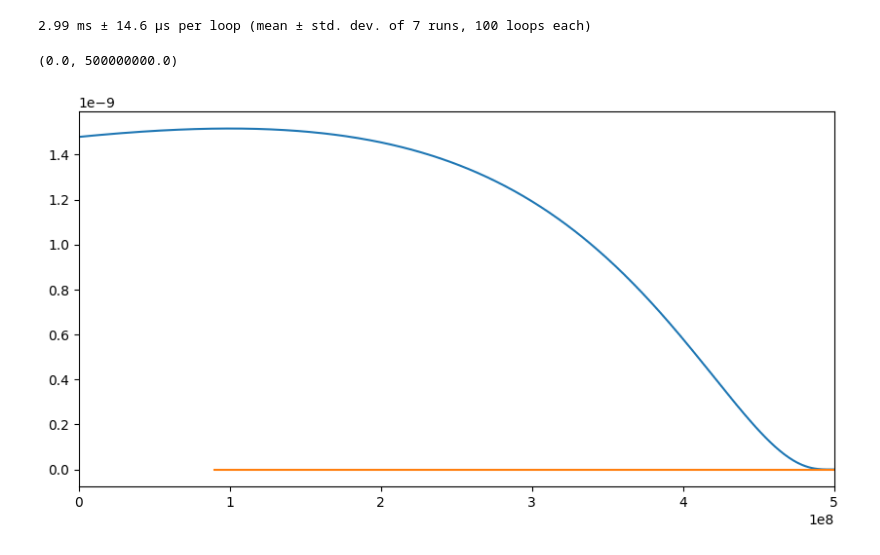
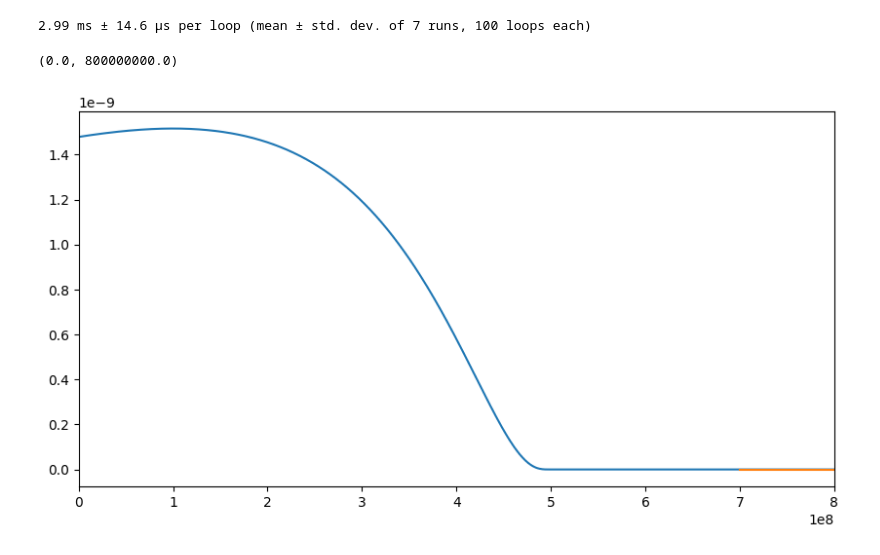
Before and after one commit to synthesizer-project/synference, a Jupyter notebook: scripts/grid_generation/generate_grid copy.ipynb, the cells around one changed output. Saved outputs shown, nothing was run; the diff lists cells and outputs as text; code cells hidden in the pictures.

```diff
--- a/scripts/grid_generation/generate_grid copy.ipynb
+++ b/scripts/grid_generation/generate_grid copy.ipynb
@@ -333,25 +333,25 @@ def create_test_galaxy():
 # %%
 sfh1 = SFH.LogNormal(
     peak_age=100*Myr,
     tau=1,
     max_age=500*Myr,
 )
 
 sfh2 = SFH.LogNormal(
-    peak_age=100*Myr,
-    tau=2.5,
-    max_age=90*Myr,
+    peak_age=800*Myr,
+    tau=0.5,
+    max_age=700*Myr,
 )
 
 fig, ax = plt.subplots(1, 1, figsize=(10, 5))
 
 t, s = sfh1.calculate_sfh()
 ax.plot(t, s, label='SFH 1')
 
 t, s = sfh2.calculate_sfh()
 ax.plot(t, s, label='SFH 2')
 
-ax.set_xlim(0, 500*1e6)
+ax.set_xlim(0, 800*1e6)
 # %% [output]
-(0.0, 500000000.0)
+(0.0, 800000000.0)
-[figure, old version]
+[figure, new version]
```
Also changed, not shown: 6 other files.
